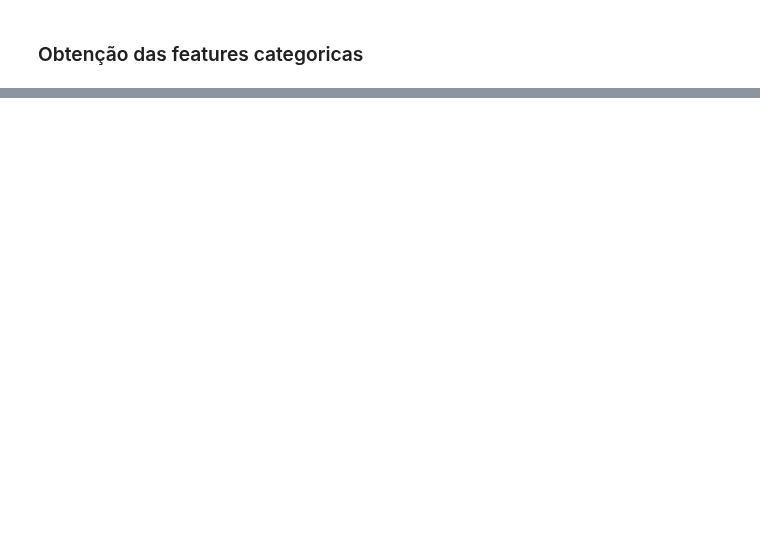
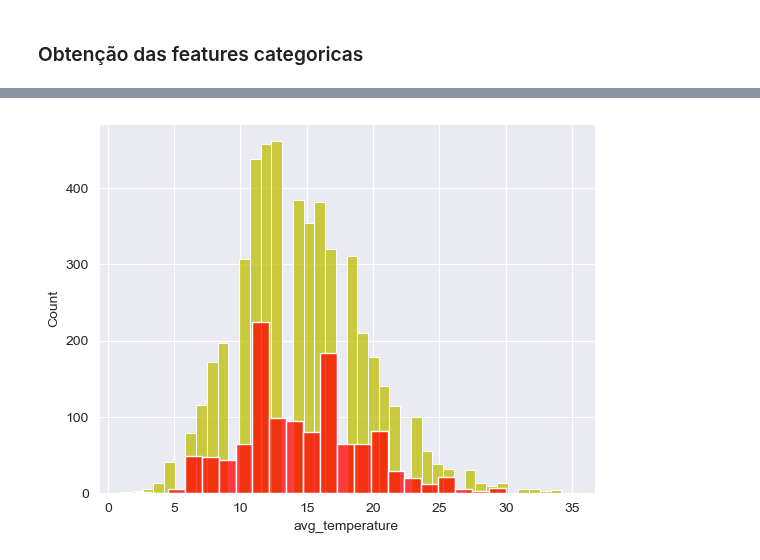
Before and after one commit to gonaloppcc/projetoDAA, a Jupyter notebook: competition/pre_data_analysis.ipynb, the cells around one changed output, grey strips where cells are left out. Cells and saved outputs as stored; diff of their text form; code cells hidden in the pictures; blank space fills up the shorter version.

```diff
--- a/competition/pre_data_analysis.ipynb
+++ b/competition/pre_data_analysis.ipynb
@@ -207,0 +470,7 @@ test_df[test_df.duplicated()]
+# %%
+sns.histplot(train_df['avg_temperature'], fill=True, color='y')
+sns.histplot(test_df['avg_temperature'], fill=True, color="r")
+
+plt.show()
+# %% [output]
+[figure, added]
```
Also changed, not shown: parts of 22 cells of this notebook, 9 other files.
